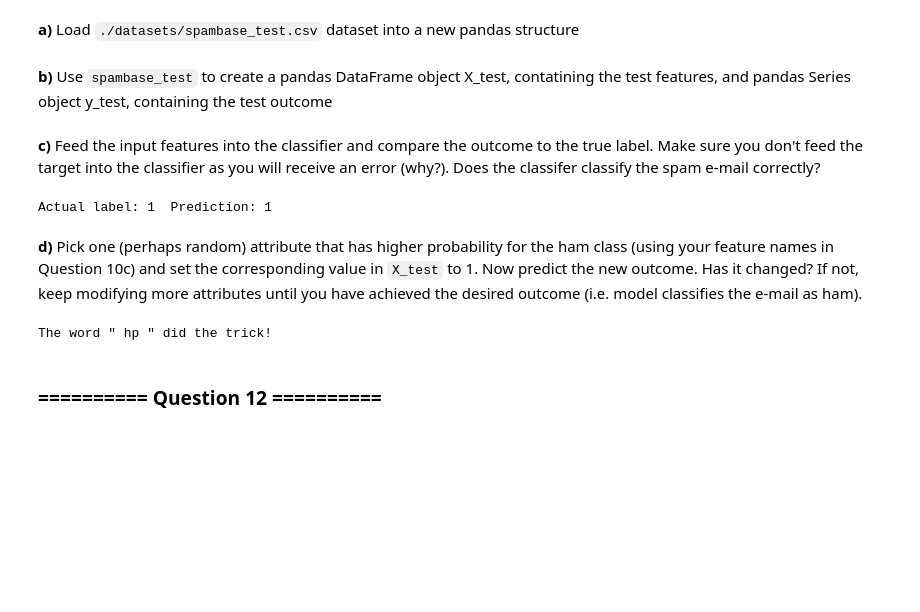
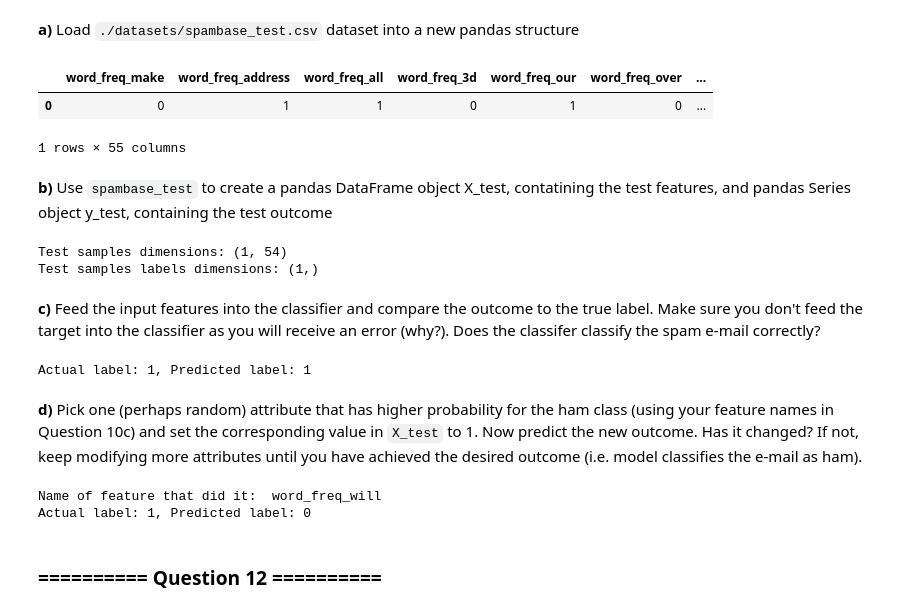
Before and after one commit to kentheo/iaml_2017, a Jupyter notebook: 02_Lab_1_Data_analysis_visualisation.ipynb, the cells around one changed output. Drawn from its saved outputs; the diff is of its cells as text; code cells hidden in the pictures; blank space fills up the shorter version.

```diff
--- a/02_Lab_1_Data_analysis_visualisation.ipynb
+++ b/02_Lab_1_Data_analysis_visualisation.ipynb
@@ -333,35 +344,43 @@ For the final part of this section we will now pretend we are spammers wishing t
 **a)** Load `./datasets/spambase_test.csv` dataset into a new pandas structure
 # %%
 # Load the dataset
-data_path_test = os.path.join(os.getcwd(), 'datasets', 'spambase_test.csv')
-spambase_test = pd.read_csv(data_path_test, delimiter = ',')
+data_path = os.path.join(os.getcwd(), 'datasets', 'spambase_test.csv')
+spambase_test = pd.read_csv(data_path, delimiter = ',')
+spambase_test.head(5)
+# %% [output]
+|  | word_freq_make | word_freq_address | word_freq_all | word_freq_3d | word_freq_our | word_freq_over | ... |
+| 0 | 0 | 1 | 1 | 0 | 1 | 0 | ... |
+1 rows × 55 columns
 # %% [markdown]
 **b)** Use `spambase_test` to create a pandas DataFrame object X_test, contatining the test features, and pandas Series object y_test, containing the test outcome
 # %%
-X_test = spambase_test.drop('is_spam', axis = 1)
+X_test = spambase_test.drop('is_spam', axis=1)
 y_test = spambase_test['is_spam']
+print('Test samples dimensions: {}'.format(X_test.shape))
+print('Test samples labels dimensions: {}'.format(y_test.shape))
+# %% [output]
+Test samples dimensions: (1, 54)
+Test samples labels dimensions: (1,)
 # %% [markdown]
 **c)** Feed the input features into the classifier and compare the outcome to the true label. Make sure you don't feed the target into the classifier as you will receive an error (why?). Does the classifer classify the spam e-mail correctly?
 # %%
-prediction_test = mnb.predict(X_test)
-print('Actual label: {}\t Prediction: {}'.format(int(y_test), int(prediction_test)))
+prediction = mnb.predict(X_test)
+print('Actual label: {}, Predicted label: {}'.format(int(y_test), int(prediction)))
 # %% [output]
-Actual label: 1  Prediction: 1
+Actual label: 1, Predicted label: 1
 # %% [markdown]
 **d)** Pick one (perhaps random) attribute that has higher probability for the ham class (using your feature names in Question 10c) and set the corresponding value in `X_test` to 1. Now predict the new outcome. Has it changed? If not, keep modifying more attributes until you have achieved the desired outcome (i.e. model classifies the e-mail as ham).
-# %%
-#3. Loop until prediction is ham
-for feat_name in ham_features:
-    # Multiple indexing methods are available for Pandas
-#     X_test.loc[0][feat_name] = 1
-    #X_test.ix[0, feat_name] = 1
-    X_test.iloc[0][feat_name] = 1
-    prediction_test = mnb.predict(X_test)
-    if prediction_test != y_test.iloc[0]:
-        print('The word "', feat_name[10:], '" did the trick!')
-        break
-# %% [output]
-The word " hp " did the trick!
+# %%
+for name in ham_features.tolist():
+    X_test.loc[0, name] = 1
+    prediction = mnb.predict(X_test)
+    if int(prediction) == 0:
+        print('Name of feature that did it: ', name)
+        break
+print('Actual label: {}, Predicted label: {}'.format(int(y_test), int(prediction)))
+# %% [output]
+Name of feature that did it:  word_freq_will
+Actual label: 1, Predicted label: 0
 # %% [markdown]
 ### ========== Question 12 ==========
 # %% [markdown]
```
Also changed, not shown: parts of 23 cells of this notebook, 1 other file.
